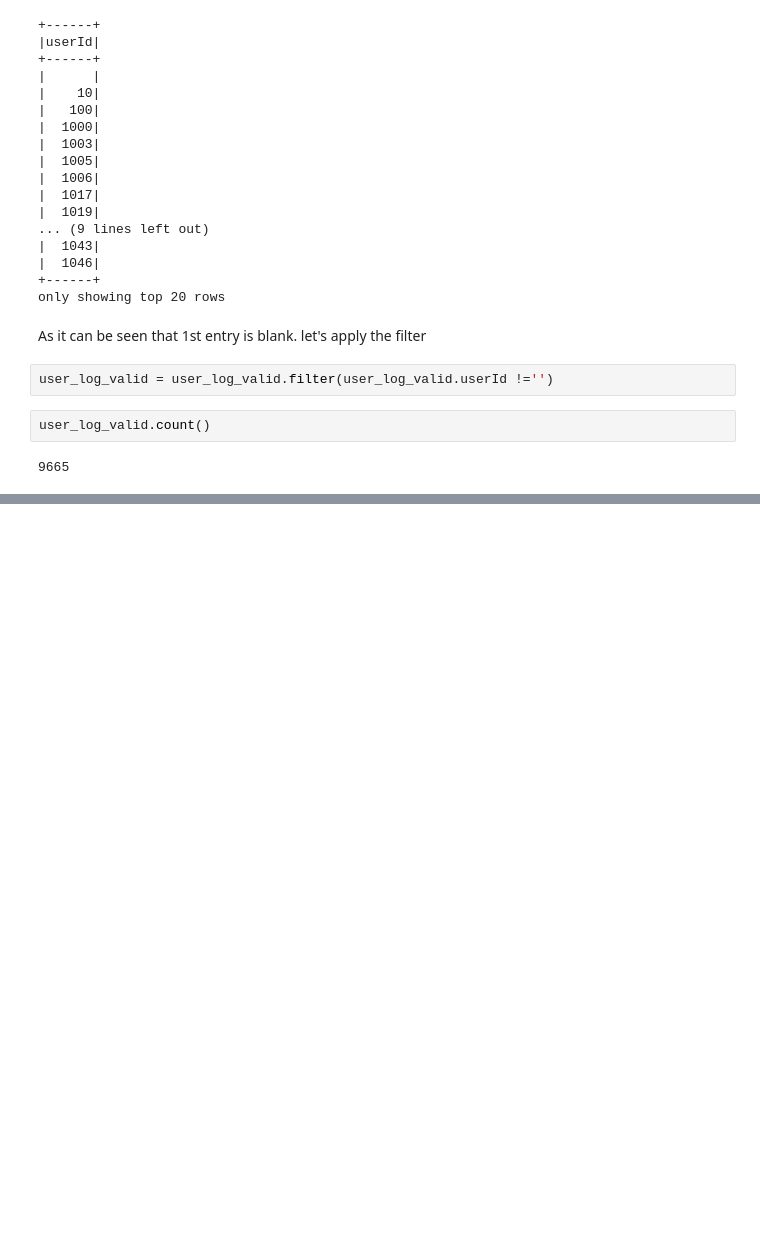
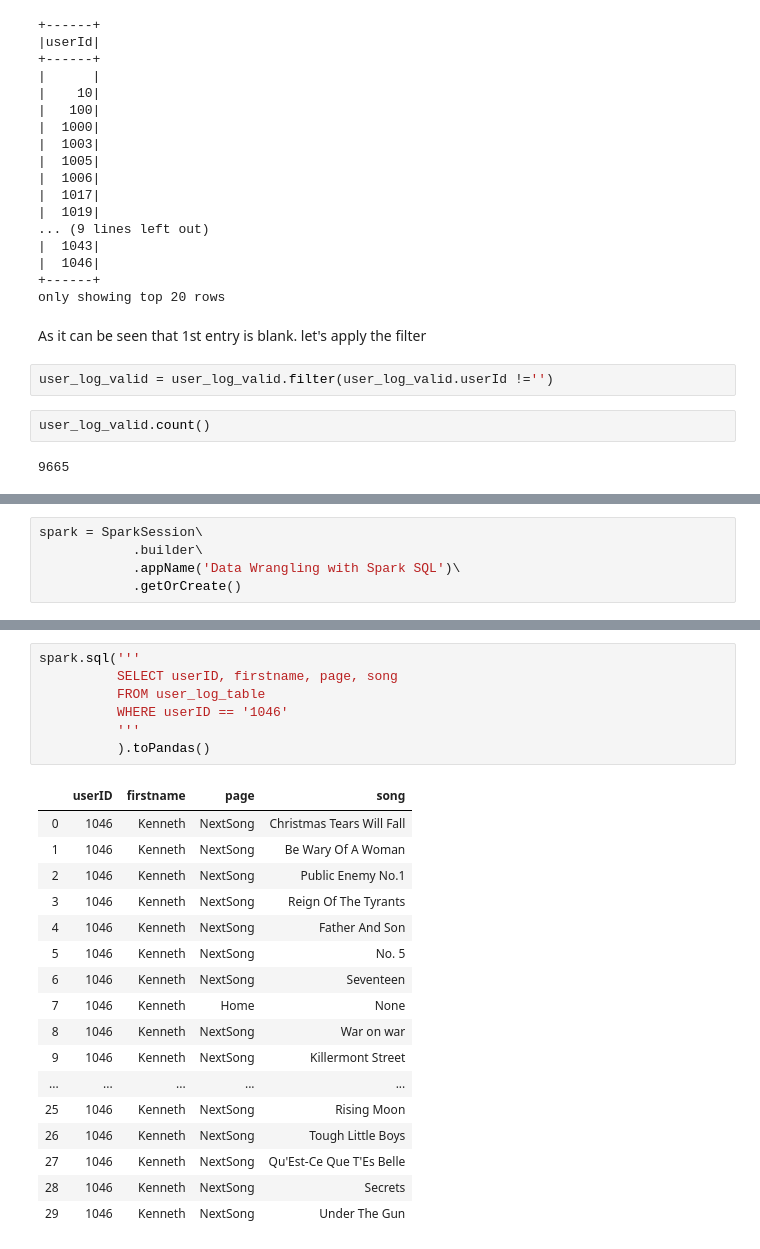
Before and after one commit to muhammadnaqeebasif/DataEngineeringNanoDegree, a Jupyter notebook: Modules/3. Data Lakes with Spark/Lesson 2 - Data Wrangling with Spark/Data Wrangling with Spark.ipynb, the cells around one changed output, grey strips where cells are left out. Cells and saved outputs as stored; diff of their text form; blank space fills up the shorter version.

Commit message:
Data Wrangling with Spark

```diff
--- a/Modules/3. Data Lakes with Spark/Lesson 2 - Data Wrangling with Spark/Data Wrangling with Spark.ipynb
+++ b/Modules/3. Data Lakes with Spark/Lesson 2 - Data Wrangling with Spark/Data Wrangling with Spark.ipynb
@@ -570,0 +790,5 @@ user_log_valid.count()
+# %%
+spark = SparkSession\
+            .builder\
+            .appName('Data Wrangling with Spark SQL')\
+            .getOrCreate()
@@ -570,0 +849,25 @@ user_log_valid.count()
+# %%
+spark.sql('''
+          SELECT userID, firstname, page, song
+          FROM user_log_table
+          WHERE userID == '1046'
+          '''
+          ).toPandas()
+# %% [output]
+|  | userID | firstname | page | song |
+| 0 | 1046 | Kenneth | NextSong | Christmas Tears Will Fall |
+| 1 | 1046 | Kenneth | NextSong | Be Wary Of A Woman |
+| 2 | 1046 | Kenneth | NextSong | Public Enemy No.1 |
+| 3 | 1046 | Kenneth | NextSong | Reign Of The Tyrants |
+| 4 | 1046 | Kenneth | NextSong | Father And Son |
+| 5 | 1046 | Kenneth | NextSong | No. 5 |
+| 6 | 1046 | Kenneth | NextSong | Seventeen |
+| 7 | 1046 | Kenneth | Home | None |
+| 8 | 1046 | Kenneth | NextSong | War on war |
+| 9 | 1046 | Kenneth | NextSong | Killermont Street |
+| ... | ... | ... | ... | ... |
+| 25 | 1046 | Kenneth | NextSong | Rising Moon |
+| 26 | 1046 | Kenneth | NextSong | Tough Little Boys |
+| 27 | 1046 | Kenneth | NextSong | Qu'Est-Ce Que T'Es Belle |
+| 28 | 1046 | Kenneth | NextSong | Secrets |
+| 29 | 1046 | Kenneth | NextSong | Under The Gun |
```
Also changed, not shown: parts of 70 cells of this notebook, 1 other file.
